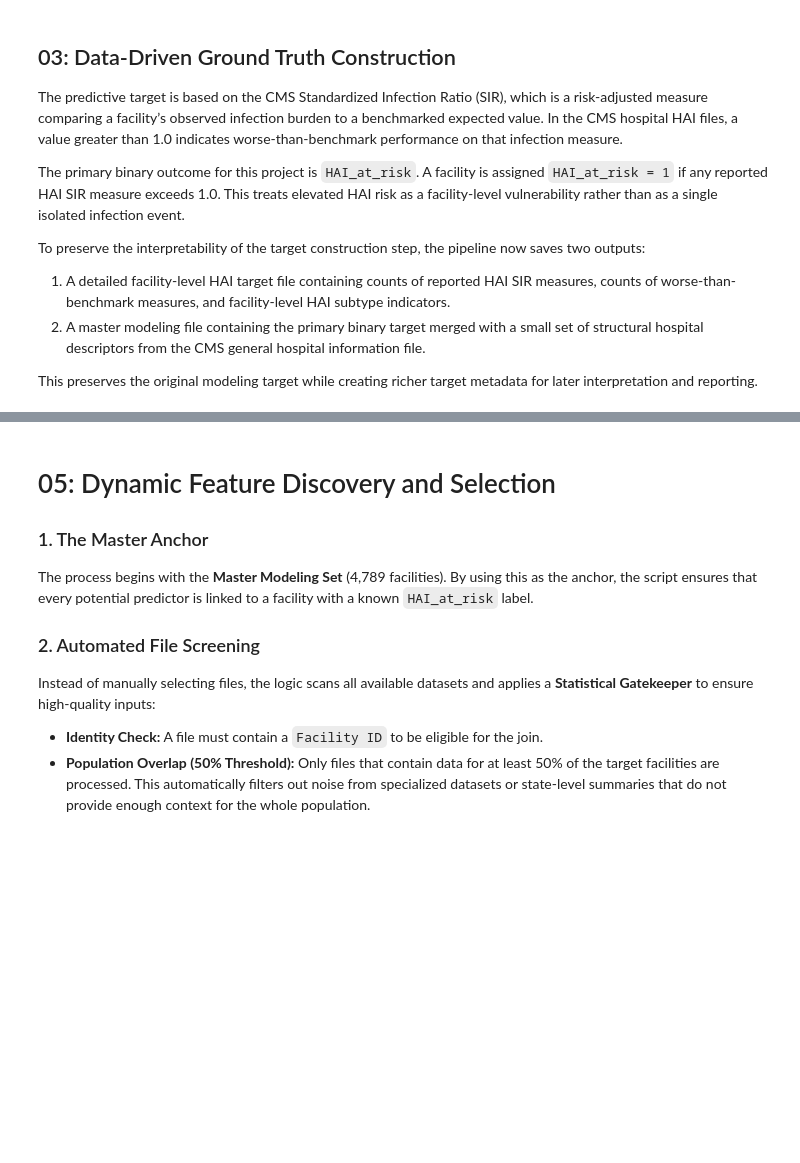
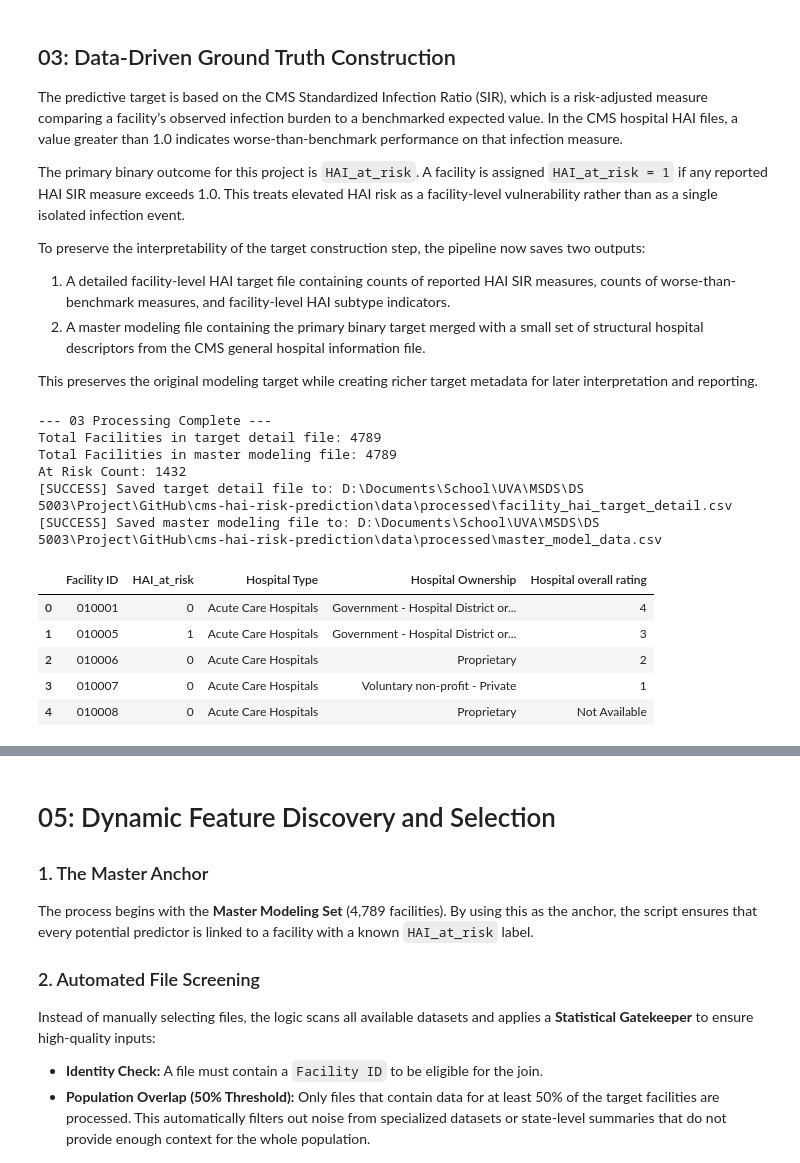
Before and after one commit to Rjashby1/cms-hai-risk-prediction, a Jupyter notebook: code/main_pipeline.ipynb, the cells around one changed output, grey strips where cells are left out. Cells and saved outputs as stored; diff of their text form; code cells hidden in the pictures; blank space fills up the shorter version.

```diff
--- a/code/main_pipeline.ipynb
+++ b/code/main_pipeline.ipynb
@@ -141,8 +141,24 @@ To preserve the interpretability of the target construction step, the pipeline n
 This preserves the original modeling target while creating richer target metadata for later interpretation and reporting.
 # %%
 step_03 = importlib.import_module("03_data_processing")
+importlib.reload(step_03)
 
-if 'raw_datasets' in locals():
+if "raw_datasets" in locals():
     master_data = step_03.build_target_and_master(raw_datasets)
     display(master_data.head())
+else:
+    print("raw_datasets not found. Run Step 01 first.")
+# %% [output]
+--- 03 Processing Complete ---
+Total Facilities in target detail file: 4789
+Total Facilities in master modeling file: 4789
+At Risk Count: 1432
+[SUCCESS] Saved target detail file to: D:\Documents\School\UVA\MSDS\DS 5003\Project\GitHub\cms-hai-risk-prediction\data\processed\facility_hai_target_detail.csv
+[SUCCESS] Saved master modeling file to: D:\Documents\School\UVA\MSDS\DS 5003\Project\GitHub\cms-hai-risk-prediction\data\processed\master_model_data.csv
+|  | Facility ID | HAI_at_risk | Hospital Type | Hospital Ownership | Hospital overall rating |
+| 0 | 010001 | 0 | Acute Care Hospitals | Government - Hospital District or... | 4 |
+| 1 | 010005 | 1 | Acute Care Hospitals | Government - Hospital District or... | 3 |
+| 2 | 010006 | 0 | Acute Care Hospitals | Proprietary | 2 |
+| 3 | 010007 | 0 | Acute Care Hospitals | Voluntary non-profit - Private | 1 |
+| 4 | 010008 | 0 | Acute Care Hospitals | Proprietary | Not Available |
 # %% [markdown]
```
Also changed, not shown: parts of 7 cells of this notebook, 4 other files.
